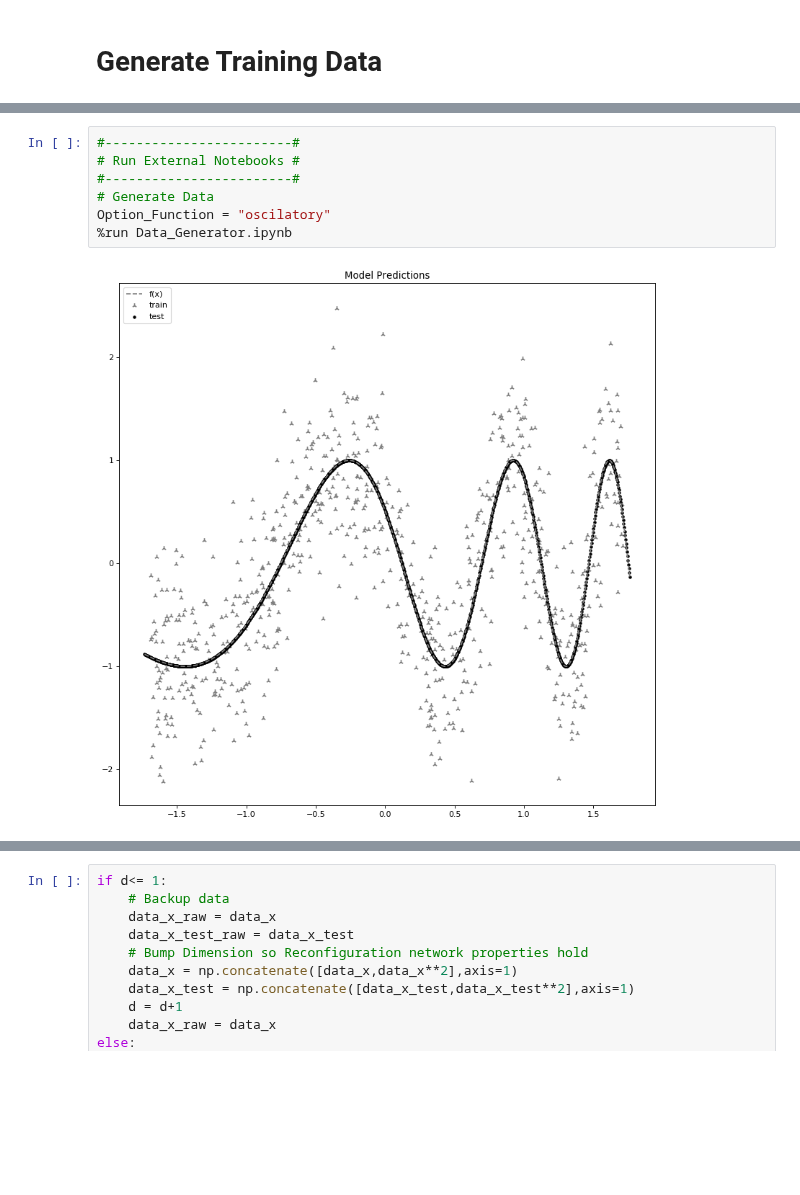
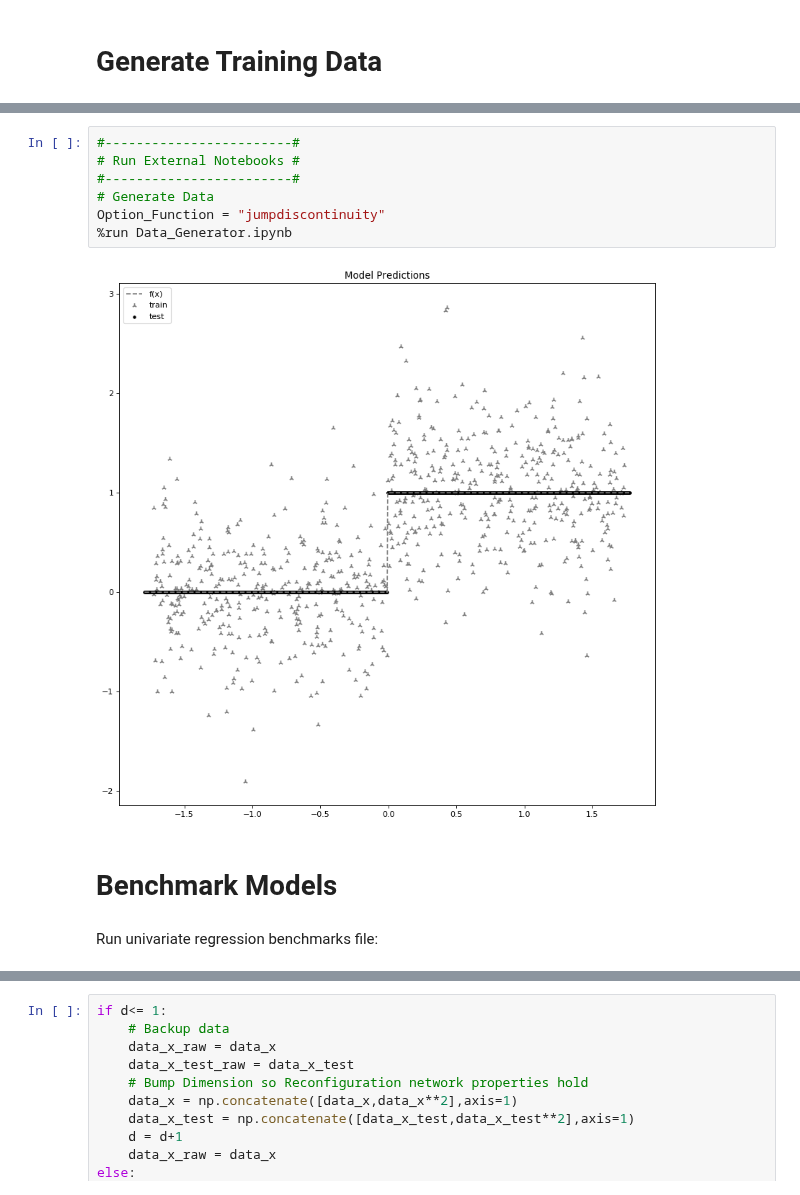
Before and after one commit to AnastasisKratsios/NEU_Non_Euclidean_Upgrading, a Jupyter notebook: NEU-Simulated-Regression.ipynb, the cells around one changed output, grey strips where cells are left out. Cells and saved outputs as stored; diff of their text form; blank space fills up the shorter version.

```diff
--- a/NEU-Simulated-Regression.ipynb
+++ b/NEU-Simulated-Regression.ipynb
@@ -20,9 +32,13 @@ Using TensorFlow backend.
 # %%
 #------------------------#
 # Run External Notebooks #
 #------------------------#
 # Generate Data
-Option_Function = "oscilatory"
+Option_Function = "jumpdiscontinuity"
 %run Data_Generator.ipynb
 # %% [output]
-[figure, old version]
+[figure, new version]
+# %% [markdown]
+# Benchmark Models
+# %% [markdown]
+Run univariate regression benchmarks file:
```
Also changed, not shown: parts of 37 cells of this notebook, 4 other files.
